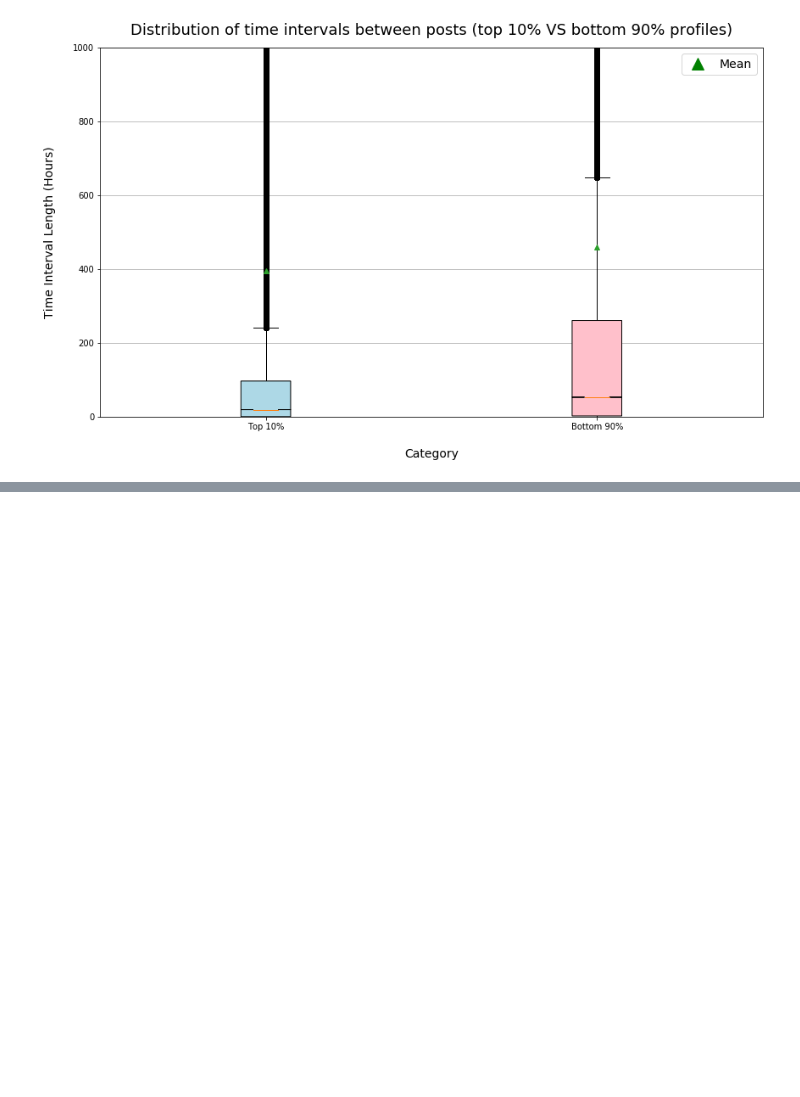
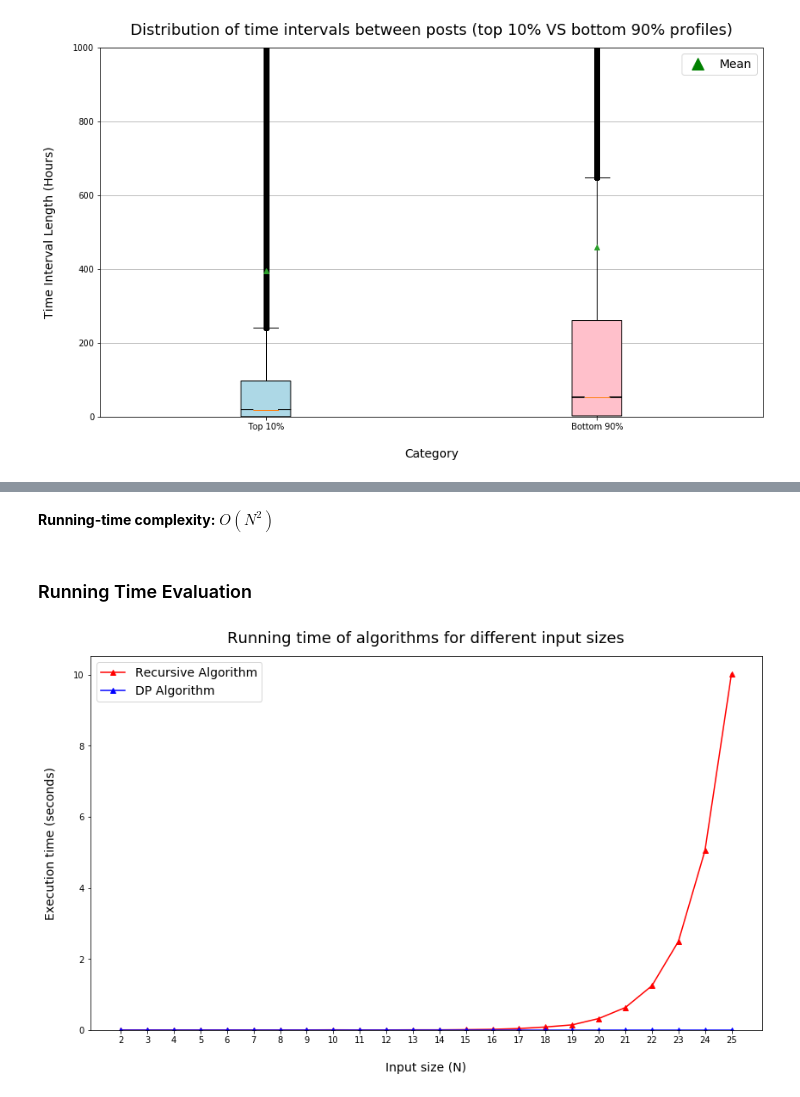
Before and after one commit to FrancescoRedaelli/ADM-HW2-Group26, a Jupyter notebook: ADM - HW2.ipynb, the cells around one changed output, grey strips where cells are left out. Saved outputs shown, nothing was run; the diff lists cells and outputs as text; code cells hidden in the pictures; blank space fills up the shorter version.

```diff
--- a/ADM - HW2.ipynb
+++ b/ADM - HW2.ipynb
@@ -102,0 +117,16 @@ functions.plot_two_categories(profiles_df, posts_reader)
+# %%
+def MaxProdRec(N):
+
+    # Base case: no cut can be performed
+    if N <= 1:
+        return 0
+
+    # Initialize result to 0
+    result = 0
+
+    # If N>=2, check for each possible partitions and store max product
+    for i in range(1, N):
+        result = max(result, max(i*(N-i), i*MaxProdRec(N-i)))
+
+    # Return result
+    return result
@@ -102,0 +141,25 @@ functions.plot_two_categories(profiles_df, posts_reader)
+# %%
+def MaxProdDP(N):
+
+    # Initialize DP table
+    maxProdArr = [0 for x in range(0, N+1)]
+
+    # Fill DP table (maxProdArr[n]: solution of MaxProd(n))
+    for n in range(1, N+1):
+        result = 0
+        for i in range(1, n):
+            result = max(result, max(i*(n-i), i*maxProdArr[n-i]))
+        maxProdArr[n] = result
+
+    # Return result
+    return maxProdArr[N]
+# %% [markdown]
+**Running-time complexity:** $O(N^2)$
+# %% [markdown]
+### Running Time Evaluation
+# %%
+input_sizes = [x for x in range(2,26)]
+# %%
+functions.plot_running_times([MaxProdRec, MaxProdDP], input_sizes)
+# %% [output]
+[figure, added]
```
Also changed, not shown: parts of 16 cells of this notebook, 1 other file.
